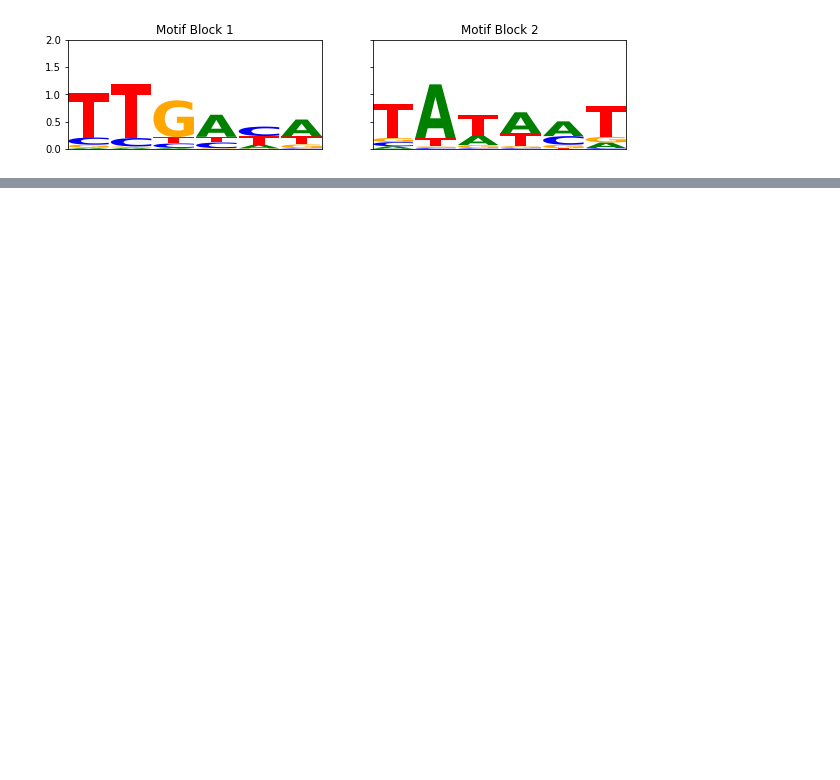
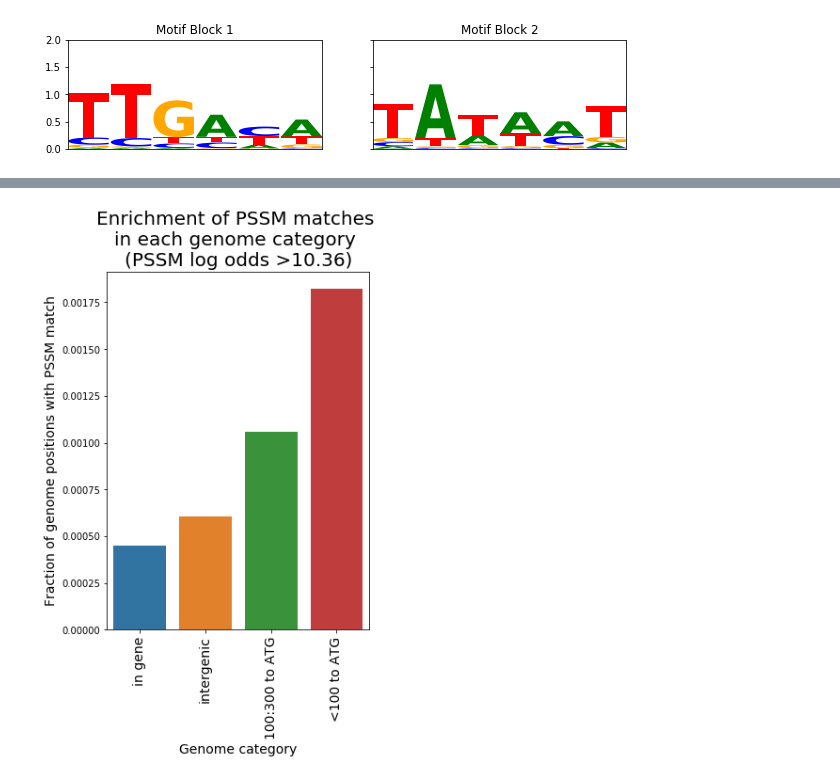
Before and after one commit to erinhwilson/promoter-id-from-rnaseq, a Jupyter notebook: analyze_consensus_motif.ipynb, the cells around one changed output, grey strips where cells are left out. Drawn from its saved outputs; the diff is of its cells as text; code cells hidden in the pictures; blank space fills up the shorter version.

```diff
--- a/analyze_consensus_motif.ipynb
+++ b/analyze_consensus_motif.ipynb
@@ -138,0 +123,2 @@ combo
+# %%
+pos_feat_coords, neg_feat_coords = gu.get_pos_neg_relative_feature_coords(gbFile_5G, GENOME_LEN)
@@ -164,0 +187,17 @@ done!
+# %%
+# get the average score threshold needed to be above a given False Positive Rate
+# for each of the variably spaced motifs
+print("Calculating PSSM score threshold")
+fpr = 0.0001
+threshold = np.mean([var_spaced_motifs[x].distribution().threshold_fpr(fpr) for x in var_spaced_motifs])
+top_motif_match_df = motif_match_df[motif_match_df['score']>threshold]
+
+top_motif_match_cat_df = cu.analyze_motif_matches_across_genome(
+    top_motif_match_df,
+    baseline_cat_df,
+    pos_dist_array,
+    pos_nearest_feat_array,
+    neg_dist_array,
+    neg_nearest_feat_array)
+
+top_motif_match_cat_df
@@ -164,0 +216,4 @@ done!
+# %%
+cu.genome_category_normed_bar(top_motif_match_cat_df,threshold=threshold)
+# %% [output]
+[figure, added]
```
Also changed, not shown: parts of 48 cells of this notebook, 1 other file.
